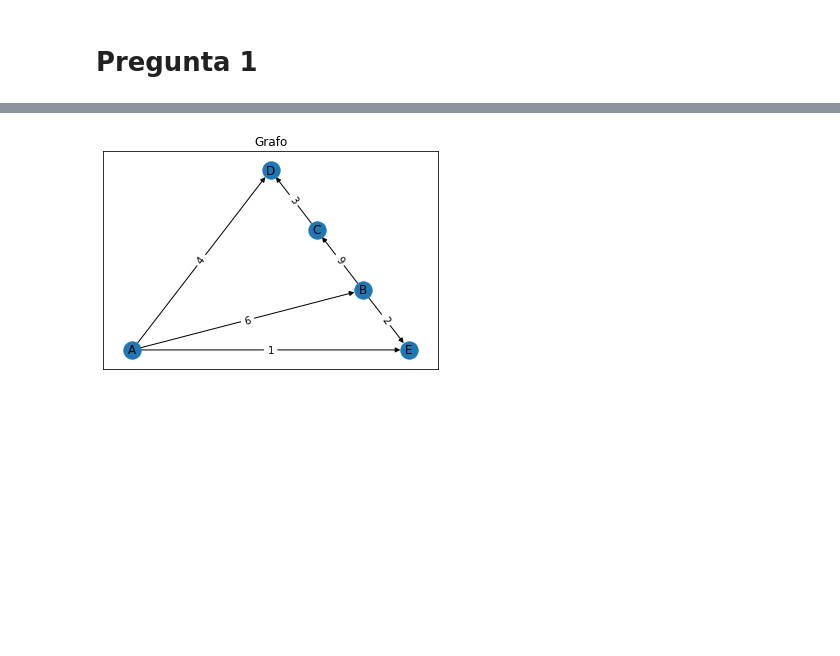
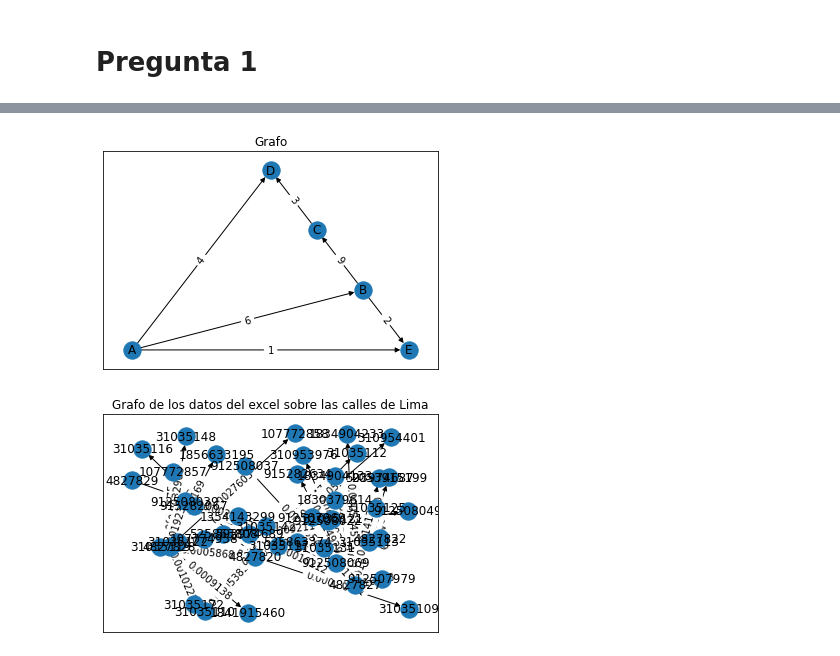
Before and after one commit to leocesias/tf-202010773-20201b333-201710310, a Jupyter notebook: Final.ipynb, the cells around one changed output, grey strips where cells are left out. Drawn from its saved outputs; the diff is of its cells as text; code cells hidden in the pictures; blank space fills up the shorter version.

```diff
--- a/Final.ipynb
+++ b/Final.ipynb
@@ -278,37 +63,46 @@ Overwriting vertices.csv
 # %%
-def leer_csv(F):
-    #Lectura de datos para la impresión del grafo ponderado de las calles
-    datos=pd.read_csv('vertices.csv',header=0)
-    id_calle=datos['Item']
-    id_origen_interseccion=datos['ID_Origen_intereccion']
-    costo=datos['Costo1']
-#    for i in id_calle:
-#        F.add_edge(id_calle[i], id_origen_interseccion[i], costo[i])
-
 def agregar_arista(G,u,v,w=1,di=True):
     G.add_edge(u,v,weight=w)
 
     if not di:
         G.add_edge(v,u,weight=w)
+
+#Prueba de grafo ponderado con datos de las calles
+def leer_csv(F):
+    #Lectura de datos para la impresión del grafo ponderado de las calles
+    datos=pd.read_csv('vertices.csv',header=0)
+    idcalle=datos['ID_Calle']
+    idorigeninterseccion=datos['ID_Calle_Origen']
+    costo=datos['Costo1']
+    for i in range(0,40):
+        agregar_arista(F, idcalle[i], idorigeninterseccion[i], costo[i])
 
 if __name__=="__main__":
 
     F = nx.DiGraph()
     leer_csv(F)
     G = nx.DiGraph()
     #Grafo ponderado
     agregar_arista(G,"A","B",6)
     agregar_arista(G,"A","D",4)
     agregar_arista(G,"A","E",1)
     agregar_arista(G,"B","C",9)
     agregar_arista(G,"B","E",2)
     agregar_arista(G,"C","D",3)
 
     pos=nx.layout.planar_layout(G)
     nx.draw_networkx(G, pos)
     labels=nx.get_edge_attributes(G, 'weight')
     nx.draw_networkx_edge_labels(G,pos,edge_labels=labels)
     plt.title("Grafo")
     plt.show()
+
+    pos=nx.layout.random_layout(F)
+    nx.draw_networkx(F, pos)
+    labels=nx.get_edge_attributes(F, 'weight')
+    nx.draw_networkx_edge_labels(F,pos,edge_labels=labels)
+    plt.title("Grafo de los datos del excel sobre las calles de Lima")
+    plt.show()
 # %% [output]
 [figure]
+[figure, added]
```
Also changed, not shown: parts of 2 cells of this notebook.
